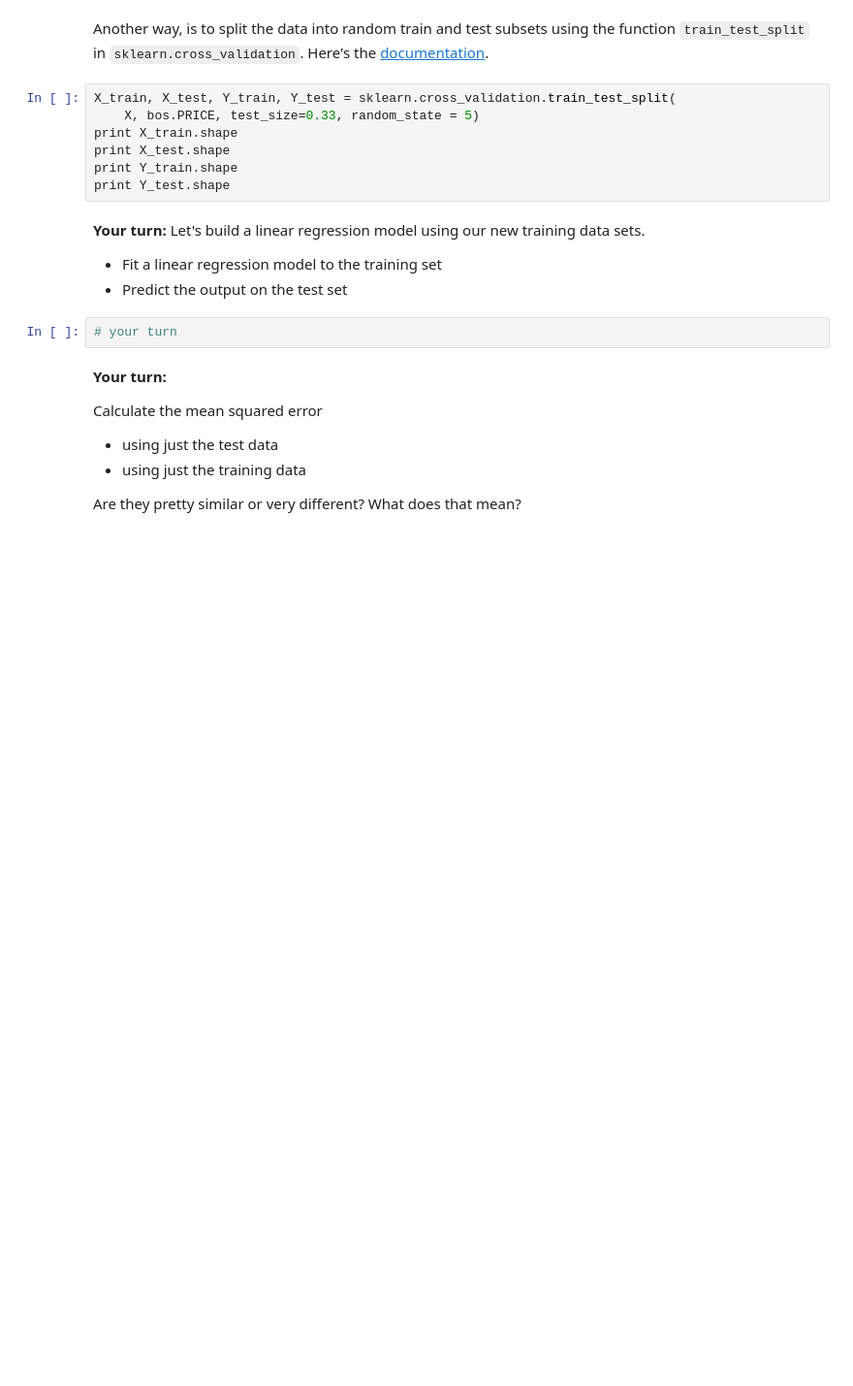
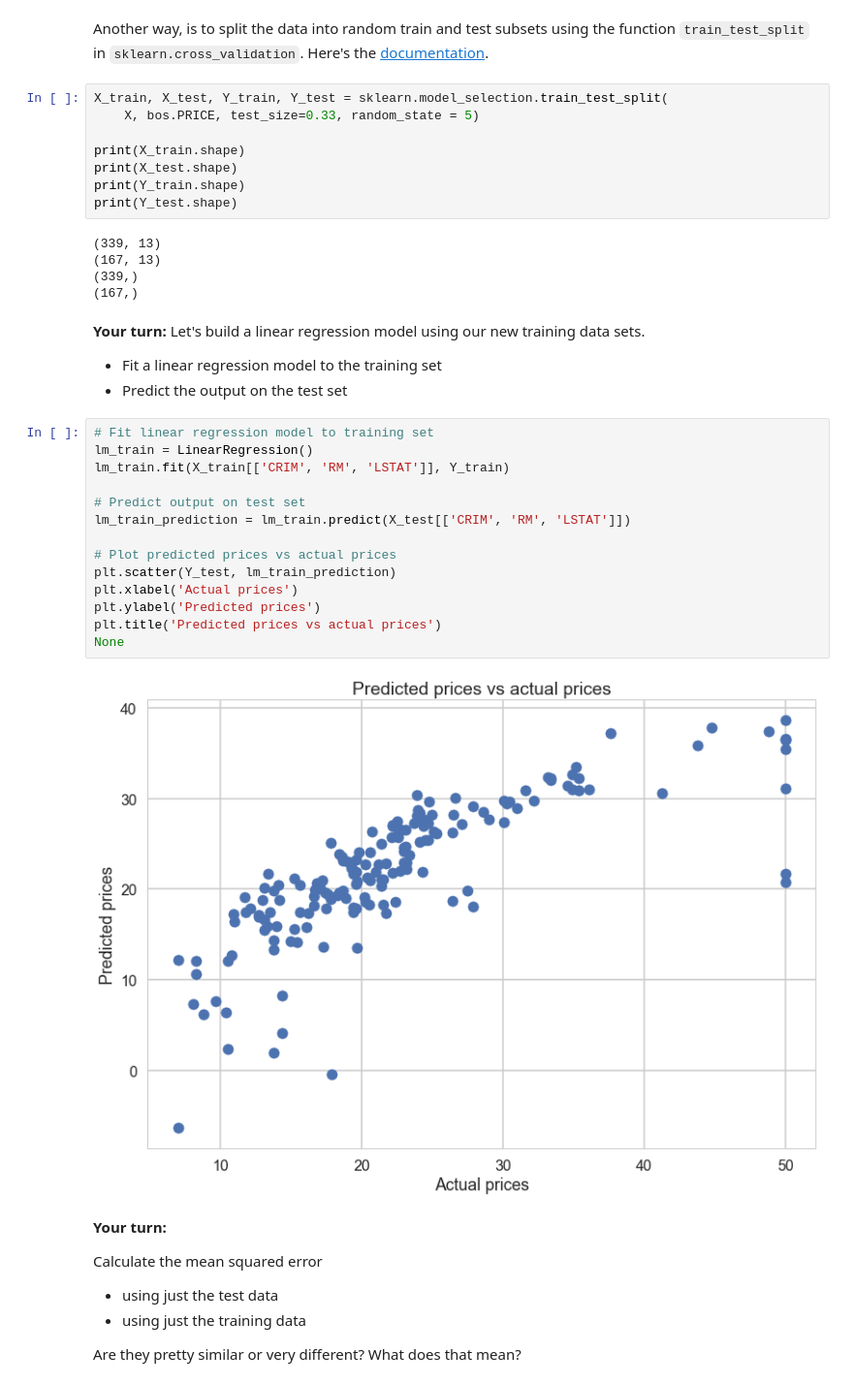
Before and after one commit to rs1024/linear_regression, a Jupyter notebook: Mini_Project_Linear_Regression.ipynb, the cells around one changed output. Shown at 97% size. Drawn from its saved outputs; the diff is of its cells as text; blank space fills up the shorter version.

```diff
--- a/Mini_Project_Linear_Regression.ipynb
+++ b/Mini_Project_Linear_Regression.ipynb
@@ -741,19 +773,39 @@ print Y_test.shape
 # %% [markdown]
 Another way, is to split the data into random train and test subsets using the function `train_test_split` in `sklearn.cross_validation`. Here's the [documentation](http://scikit-learn.org/stable/modules/generated/sklearn.cross_validation.train_test_split.html).
 # %%
-X_train, X_test, Y_train, Y_test = sklearn.cross_validation.train_test_split(
+X_train, X_test, Y_train, Y_test = sklearn.model_selection.train_test_split(
     X, bos.PRICE, test_size=0.33, random_state = 5)
-print X_train.shape
-print X_test.shape
-print Y_train.shape
-print Y_test.shape
+
+print(X_train.shape)
+print(X_test.shape)
+print(Y_train.shape)
+print(Y_test.shape)
+# %% [output]
+(339, 13)
+(167, 13)
+(339,)
+(167,)
 # %% [markdown]
 **Your turn:**  Let's build a linear regression model using our new training data sets.
 
 * Fit a linear regression model to the training set
 * Predict the output on the test set
-# %%
-# your turn
+# %%
+# Fit linear regression model to training set
+lm_train = LinearRegression()
+lm_train.fit(X_train[['CRIM', 'RM', 'LSTAT']], Y_train)
+
+# Predict output on test set
+lm_train_prediction = lm_train.predict(X_test[['CRIM', 'RM', 'LSTAT']])
+
+# Plot predicted prices vs actual prices
+plt.scatter(Y_test, lm_train_prediction)
+plt.xlabel('Actual prices')
+plt.ylabel('Predicted prices')
+plt.title('Predicted prices vs actual prices')
+None
+# %% [output]
+[figure, added]
 # %% [markdown]
 **Your turn:**
 
```
Also changed, not shown: parts of 16 cells of this notebook.
